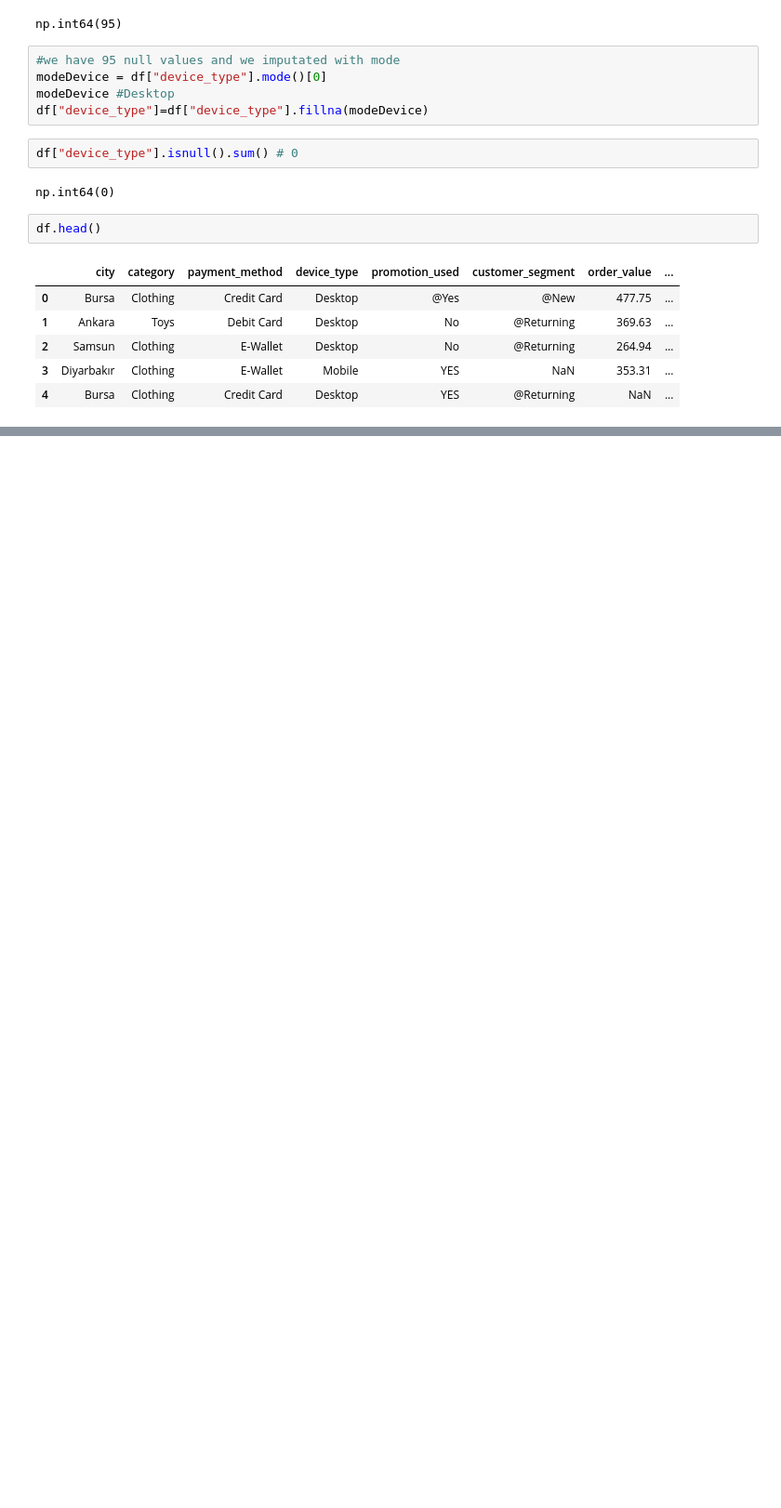
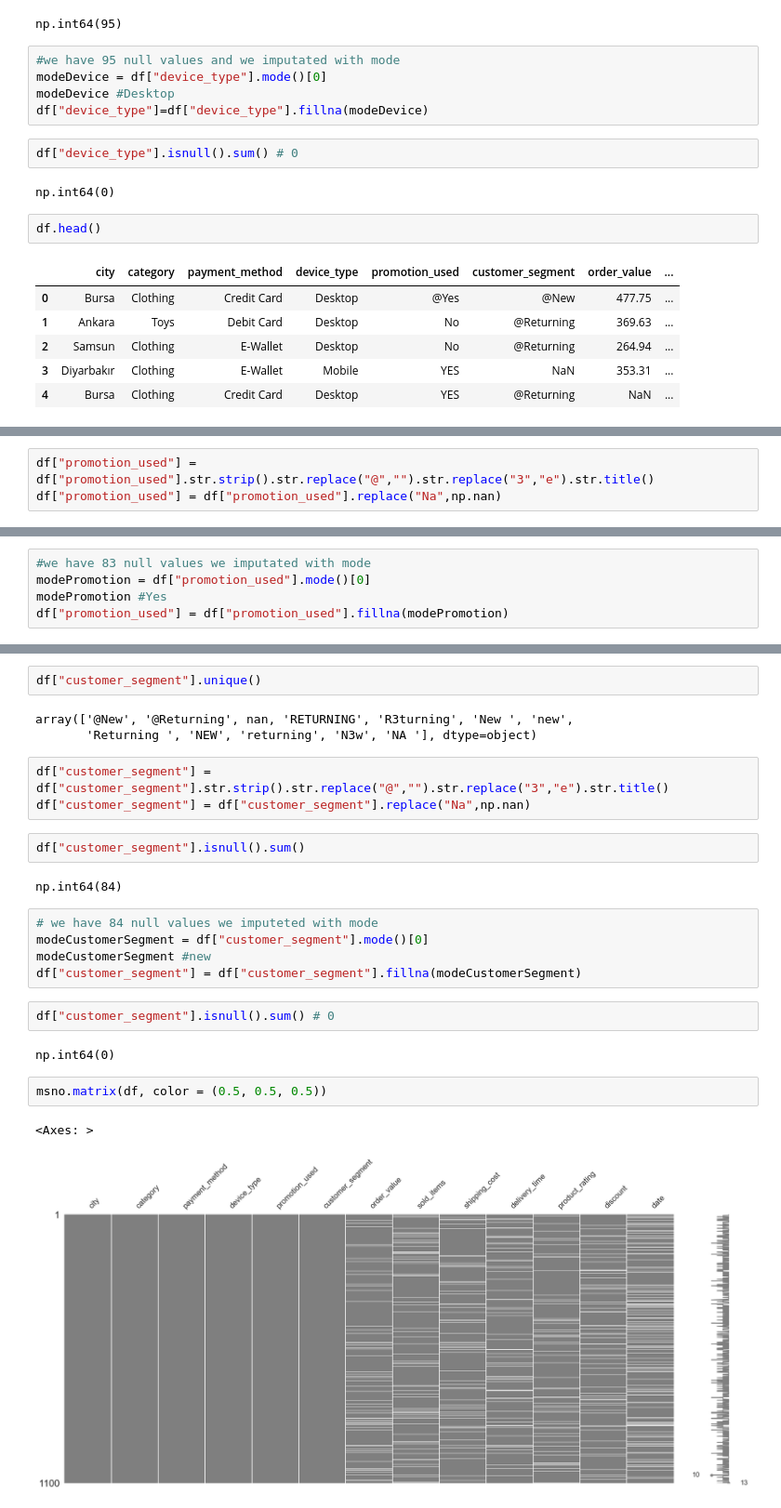
Before and after one commit to mtatbak/stat112FinalProject, a Jupyter notebook: 112.ipynb, the cells around one changed output, grey strips where cells are left out. Shown: that part at 93% size. Drawn from its saved outputs; the diff is of its cells as text; blank space fills up the shorter version.

```diff
--- a/112.ipynb
+++ b/112.ipynb
@@ -368,0 +388,3 @@ df.head()
+# %%
+df["promotion_used"] = df["promotion_used"].str.strip().str.replace("@","").str.replace("3","e").str.title()
+df["promotion_used"] = df["promotion_used"].replace("Na",np.nan)
@@ -368,0 +399,5 @@ df.head()
+# %%
+#we have 83 null values we imputated with mode
+modePromotion = df["promotion_used"].mode()[0]
+modePromotion #Yes
+df["promotion_used"] = df["promotion_used"].fillna(modePromotion)
@@ -368,0 +417,26 @@ df.head()
+# %%
+df["customer_segment"].unique()
+# %% [output]
+array(['@New', '@Returning', nan, 'RETURNING', 'R3turning', 'New ', 'new',
+       'Returning ', 'NEW', 'returning', 'N3w', 'NA '], dtype=object)
+# %%
+df["customer_segment"] = df["customer_segment"].str.strip().str.replace("@","").str.replace("3","e").str.title()
+df["customer_segment"] = df["customer_segment"].replace("Na",np.nan)
+# %%
+df["customer_segment"].isnull().sum()
+# %% [output]
+np.int64(84)
+# %%
+# we have 84 null values we imputeted with mode
+modeCustomerSegment = df["customer_segment"].mode()[0]
+modeCustomerSegment #new
+df["customer_segment"] = df["customer_segment"].fillna(modeCustomerSegment)
+# %%
+df["customer_segment"].isnull().sum() # 0
+# %% [output]
+np.int64(0)
+# %%
+msno.matrix(df, color = (0.5, 0.5, 0.5))
+# %% [output]
+<Axes: >
+[figure, added]
```
Also changed, not shown: parts of 7 cells of this notebook.
